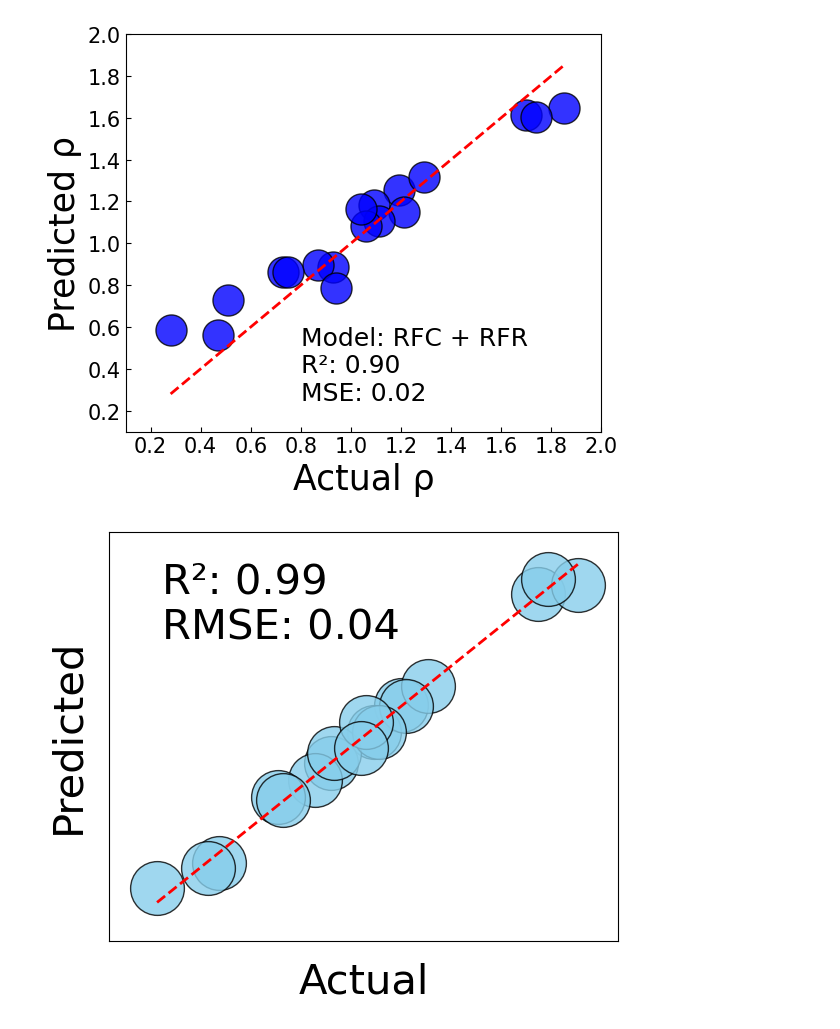
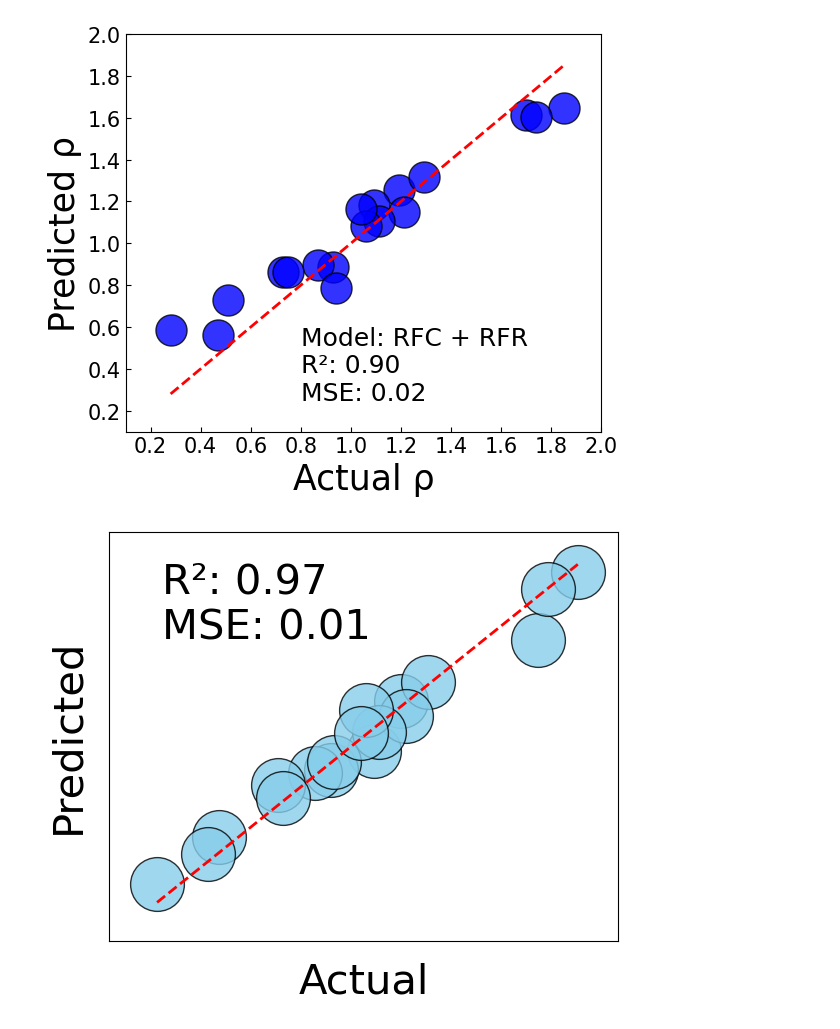
Before and after one commit to jwang032/Machine-leanring-for-EPOC-in-RWGS, a Jupyter notebook: C+R Validation.ipynb, the cells around one changed output. Drawn from its saved outputs; the diff is of its cells as text; code cells hidden in the pictures.

```diff
--- a/C+R Validation.ipynb
+++ b/C+R Validation.ipynb
@@ -71,8 +50,8 @@ X_v_scaled = scaler.fit_transform(X_v)
 # %%
 # XGBC + XGBR
-XGBC = xgb.XGBClassifier(n_estimators=10, eta=0.3, max_depth=6, colsample_bytree=1, subsample=1, random_state=0)
-XGBC.fit(X_v_scaled, y_v)
-y_pred_class = XGBC.predict(X_v_scaled)
+XGBC = xgb.XGBClassifier(n_estimators=10, eta=0.3, max_depth=4, colsample_bytree=1, subsample=1, random_state=0)
+XGBC.fit(X_v, y_v)
+y_pred_class = XGBC.predict(X_v)
 
 # Add classification results as a new feature
 validate_data['BH'] = y_pred_class
@@ -82,6 +61,7 @@ features_reg = ['M', 'L', 'T', 'V', 'GR', 'BH']
 X_v_reg = validate_data[features_reg]
 y_v_reg = validate_data['ρ']
 # Feature scaling
+scaler = StandardScaler()
 X_v_reg_scaled = scaler.fit_transform(X_v_reg)
 
 XGBR = xgb.XGBRegressor(n_estimators=30, max_depth=6, eta=0.3, subsample=0.5, colsample_bytree=0.5, random_state=0)
@@ -112,9 +92,9 @@ plt.show()
 [figure]
 # %%
 # XGBC + RFR
-XGBC = xgb.XGBClassifier(n_estimators=10, eta=0.3, max_depth=6, colsample_bytree=1, subsample=1, random_state=0)
-XGBC.fit(X_v_scaled, y_v)
-y_pred_class = XGBC.predict(X_v_scaled)
+XGBC = xgb.XGBClassifier(n_estimators=10, eta=0.3, max_depth=4, colsample_bytree=1, subsample=1, random_state=0)
+XGBC.fit(X_v, y_v)
+y_pred_class = XGBC.predict(X_v)
 
 # Add classification results as a new feature
 validate_data['BH'] = y_pred_class
@@ -124,6 +104,7 @@ features_reg = ['M', 'L', 'T', 'V', 'GR', 'BH']
 X_v_reg = validate_data[features_reg]
 y_v_reg = validate_data['ρ']
 # Feature scaling
+scaler = StandardScaler()
 X_v_reg_scaled = scaler.fit_transform(X_v_reg)
 
 # plot the scatters with RFR
@@ -155,9 +136,9 @@ plt.show()
 [figure]
 # %%
 # RFC + XGBR
-RFC = RandomForestClassifier(n_estimators=15, max_depth=6, min_samples_split=2, random_state=0)
-RFC.fit(X_v_scaled, y_v)
-y_pred_class = RFC.predict(X_v_scaled)
+RFC = RandomForestClassifier(n_estimators=10, max_depth=6, min_samples_split=2, random_state=0)
+RFC.fit(X_v, y_v)
+y_pred_class = RFC.predict(X_v)
 
 # Add classification results as a new feature
 validate_data['BH'] = y_pred_class
@@ -167,6 +148,7 @@ features_reg = ['M', 'L', 'T', 'V', 'GR', 'BH']
 X_v_reg = validate_data[features_reg]
 y_v_reg = validate_data['ρ']
 # Feature scaling
+scaler = StandardScaler()
 X_v_reg_scaled = scaler.fit_transform(X_v_reg)
 
 XGBR = xgb.XGBRegressor(n_estimators=30, max_depth=6, eta=0.3, subsample=0.5, colsample_bytree=0.5, random_state=0)
@@ -197,9 +179,9 @@ plt.show()
 [figure]
 # %%
 # RFC + RFR
-RFC = RandomForestClassifier(n_estimators=15, max_depth=6, min_samples_split=2, random_state=0)
-RFC.fit(X_v_scaled, y_v)
-y_pred_class = RFC.predict(X_v_scaled)
+RFC = RandomForestClassifier(n_estimators=10, max_depth=6, min_samples_split=2, random_state=0)
+RFC.fit(X_v, y_v)
+y_pred_class = RFC.predict(X_v)
 
 # Add classification results as a new feature
 validate_data['BH'] = y_pred_class
@@ -209,6 +191,7 @@ features_reg = ['M', 'L', 'T', 'V', 'GR', 'BH']
 X_v_reg = validate_data[features_reg]
 y_v_reg = validate_data['ρ']
 # Feature scaling
+scaler = StandardScaler()
 X_v_reg_scaled = scaler.fit_transform(X_v_reg)
 
 RFR = RandomForestRegressor(n_estimators=10, max_depth=7, min_samples_split=2, random_state=0)
@@ -239,9 +222,9 @@ plt.show()
 [figure]
 # %%
 # XGBC + XGBR
-XGBC = xgb.XGBClassifier(n_estimators=10, eta=0.3, max_depth=6, colsample_bytree=1, subsample=1, random_state=0)
-XGBC.fit(X_v_scaled, y_v)
-y_pred_class = XGBC.predict(X_v_scaled)
+XGBC = xgb.XGBClassifier(n_estimators=10, eta=0.3, max_depth=4, colsample_bytree=1, subsample=1, random_state=0)
+XGBC.fit(X_v, y_v)
+y_pred_class = XGBC.predict(X_v)
 
 # Add classification results as a new feature
 validate_data['BH'] = y_pred_class
@@ -251,31 +234,32 @@ features_reg = ['M', 'L', 'T', 'V', 'GR', 'BH']
 X_v_reg = validate_data[features_reg]
 y_v_reg = validate_data['ρ']
 # Feature scaling
+scaler = StandardScaler()
 X_v_reg_scaled = scaler.fit_transform(X_v_reg)
 
 XGBR = xgb.XGBRegressor(n_estimators=30, max_depth=6, eta=0.3, subsample=0.5, colsample_bytree=0.5, random_state=0)
 XGBR.fit(X_v_reg_scaled, y_v_reg)
 y_reg_pred = XGBR.predict(X_v_reg_scaled)
 
 # plot the scatters with XGBR
 mse = mean_squared_error(y_v_reg, y_reg_pred)
 r2 = r2_score(y_v_reg, y_reg_pred)
 
 fig = plt.figure(figsize=(6,5))
 plt.scatter(y_v_reg, y_reg_pred, alpha=0.8, color='skyblue', edgecolors='k', s=1500)
 plt.plot([y_v_reg.min(),y_v_reg.max()], [y_v_reg.min(), y_v_reg.max()], 'r--', lw=2)
 plt.xlabel('Actual', size=30, labelpad=15)
 plt.ylabel('Predicted', size=30, labelpad=15)
 plt.text(0.3, 1.5, f'R²: {r2:.2f}\nMSE: {mse:.2f}', fontsize=30)
 plt.tick_params(direction='in', which='both', length=0, labelbottom=False, labelleft=False)
 
 plt.xlim(0.1, 2)
 plt.ylim(0.1, 2)
 plt.xticks(np.arange(0.2, 2, 0.2))
 plt.yticks(np.arange(0.2, 2, 0.2))
 
 plt.tight_layout()
 plt.savefig('Validate Scatter for GA.jpg', format='jpeg', dpi=600)
 plt.show()
 # %% [output]
-[figure, old version]
+[figure, new version]
```
Also changed, not shown: parts of 1 cell of this notebook, 1 other file.
